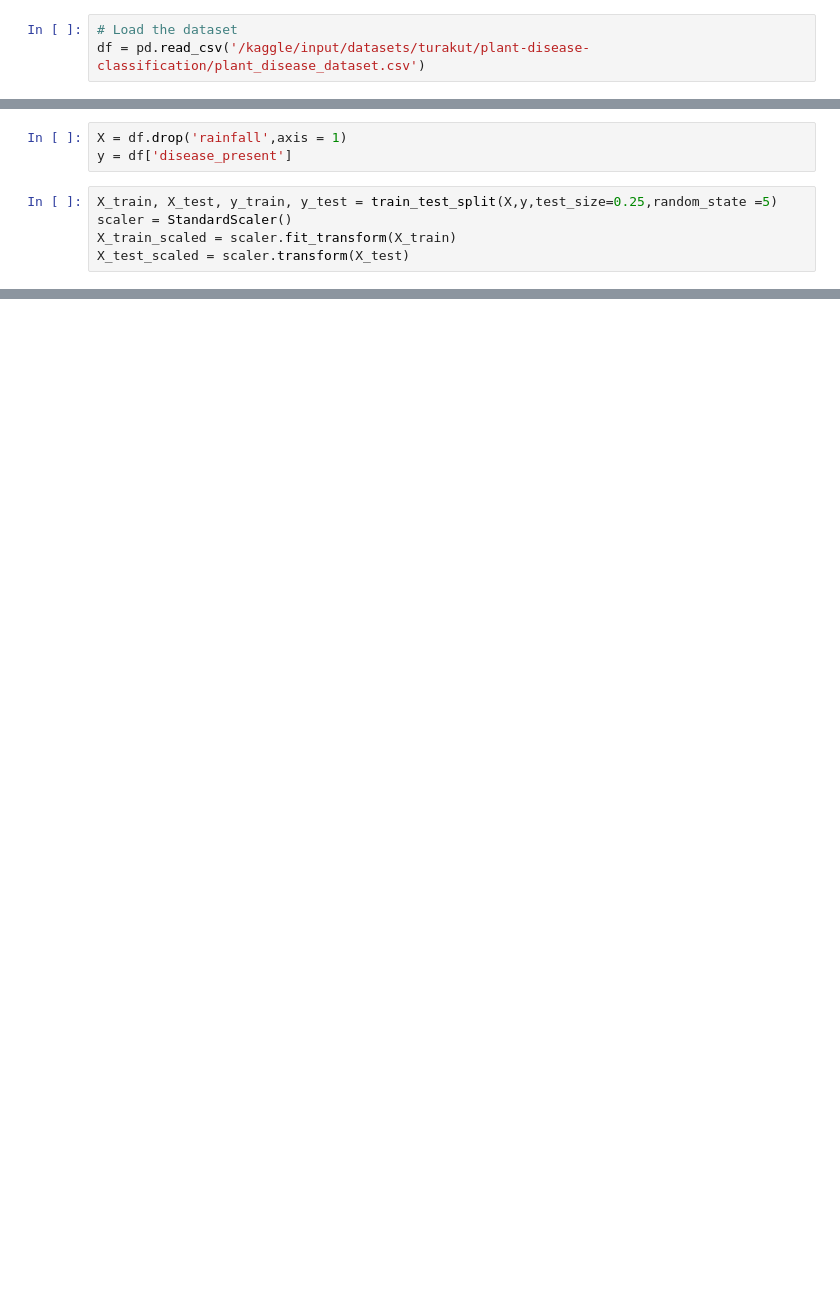
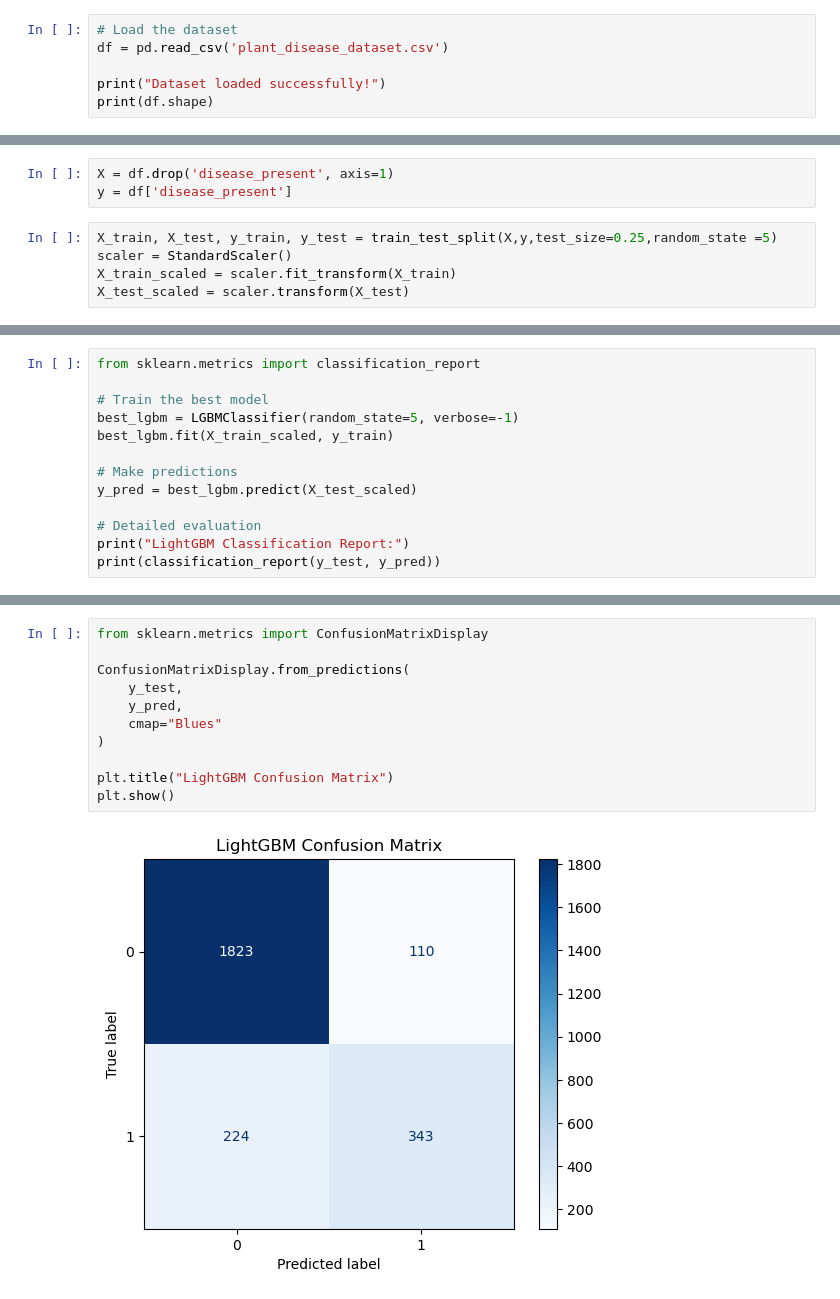
Before and after one commit to spencerchux/plant-disease-risk, a Jupyter notebook: plant-disease-classification.ipynb, the cells around one changed output, grey strips where cells are left out. Drawn from its saved outputs; the diff is of its cells as text; blank space fills up the shorter version.

```diff
--- a/plant-disease-classification.ipynb
+++ b/plant-disease-classification.ipynb
@@ -14,4 +22,7 @@ from lightgbm import LGBMClassifier
 from sklearn.model_selection import RandomizedSearchCV
 # %%
 # Load the dataset
-df = pd.read_csv('/kaggle/input/datasets/turakut/plant-disease-classification/plant_disease_dataset.csv')
+df = pd.read_csv('plant_disease_dataset.csv')
+
+print("Dataset loaded successfully!")
+print(df.shape)
@@ -48,5 +100,5 @@ df.skew()
 # %%
-X = df.drop('rainfall',axis = 1)
+X = df.drop('disease_present', axis=1)
 y = df['disease_present']
 # %%
 X_train, X_test, y_train, y_test = train_test_split(X,y,test_size=0.25,random_state =5)
@@ -91,0 +213,13 @@ for i in range(len(list(models))):
+# %%
+from sklearn.metrics import classification_report
+
+# Train the best model
+best_lgbm = LGBMClassifier(random_state=5, verbose=-1)
+best_lgbm.fit(X_train_scaled, y_train)
+
+# Make predictions
+y_pred = best_lgbm.predict(X_test_scaled)
+
+# Detailed evaluation
+print("LightGBM Classification Report:")
+print(classification_report(y_test, y_pred))
@@ -91,0 +236,13 @@ for i in range(len(list(models))):
+# %%
+from sklearn.metrics import ConfusionMatrixDisplay
+
+ConfusionMatrixDisplay.from_predictions(
+    y_test,
+    y_pred,
+    cmap="Blues"
+)
+
+plt.title("LightGBM Confusion Matrix")
+plt.show()
+# %% [output]
+[figure, added]
```
Also changed, not shown: parts of 16 cells of this notebook.
